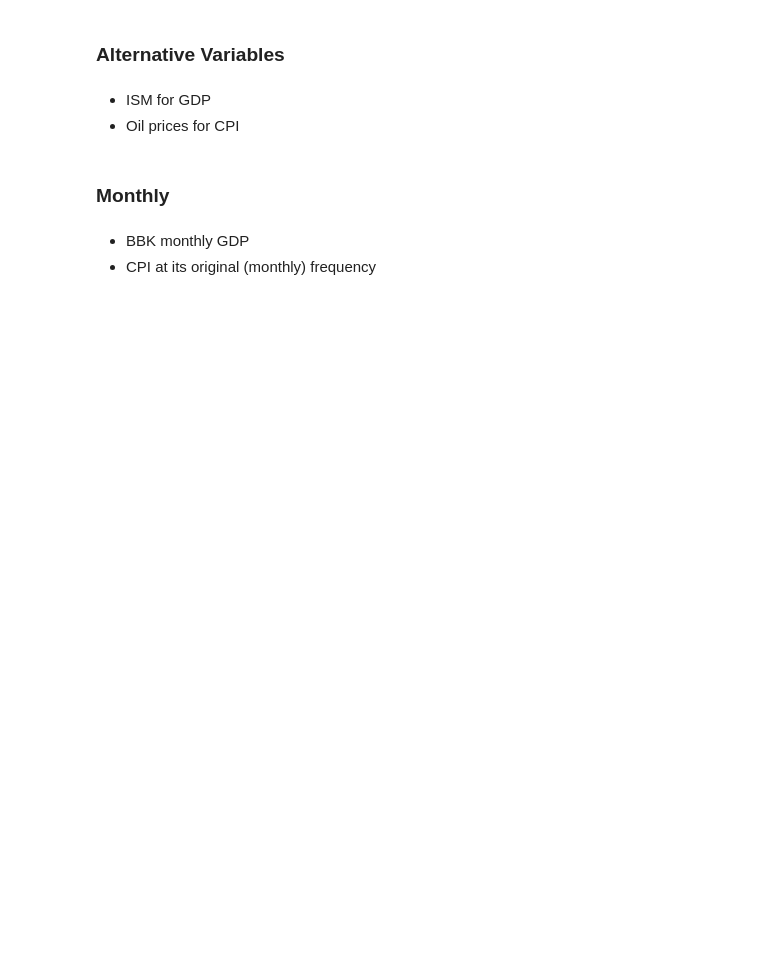
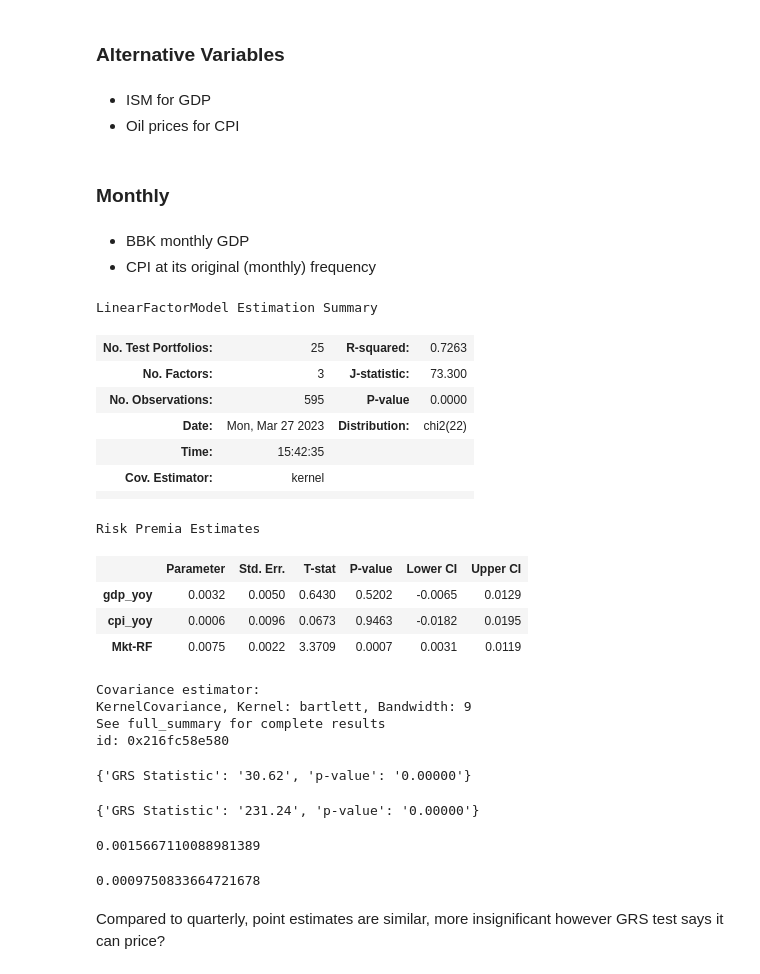
Before and after one commit to santoromano/Macro-Cross-Sectional-Analysis, a Jupyter notebook: empirics.ipynb, the cells around one changed output. Saved outputs shown, nothing was run; the diff lists cells and outputs as text; code cells hidden in the pictures; blank space fills up the shorter version.

```diff
--- a/empirics.ipynb
+++ b/empirics.ipynb
@@ -740,0 +530,80 @@ grs(gmm1,macro_factors)
+# %%
+def monthly_factor_models(test_assets, macro_factors):
+    '''
+    Runs all factor models on the given set of test assets.
+    Stores the model instances in a dictionary.
+    '''
+
+    model_results = {}
+
+    # Macro Factors
+    model1 = LinearFactorModel(test_assets, macro_factors.iloc[:,:2]).fit(cov_type='kernel')
+    model_results['macro'] = model1
+
+    # Macro Factors + Market
+    model2 = LinearFactorModel(test_assets, macro_factors.iloc[:,:]).fit(cov_type='kernel')
+    model_results['macro+mkt'] = model2
+
+    # FF3
+    model3 = TradedFactorModel(test_assets, ff3).fit(cov_type='kernel')
+    model_results['ff3'] = model3
+
+    # FF3 + Macro Factors
+    model4 = LinearFactorModel(test_assets, pd.concat([ff3, macro_factors.iloc[:,:2]], axis=1)).fit(cov_type='kernel')
+    model_results['ff3+macro'] = model4
+
+    # FF5
+    model5 = TradedFactorModel(test_assets, ff5).fit(cov_type='kernel')
+    model_results['ff5'] = model5
+
+    # FF5 + Momentum
+    model6 = TradedFactorModel(test_assets, ff5_mom).fit(cov_type='kernel')
+    model_results['ff5+mom'] = model6
+
+    # FF5 + Momentum + Macro Factors
+    model7 = LinearFactorModel(test_assets, pd.concat([ff5_mom, macro_factors.iloc[:,:2]], axis=1)).fit(cov_type='kernel')
+    model_results['ff5+macro'] = model7
+
+    return model_results
+# %%
+monthly_model = monthly_factor_models(size_book_assets_m, macro_factors_m)
+# %%
+monthly_model['macro+mkt']
+# %% [output]
+LinearFactorModel Estimation Summary
+| No. Test Portfolios: | 25 | R-squared: | 0.7263 |
+| No. Factors: | 3 | J-statistic: | 73.300 |
+| No. Observations: | 595 | P-value | 0.0000 |
+| Date: | Mon, Mar 27 2023 | Distribution: | chi2(22) |
+| Time: | 15:42:35 |  |  |
+| Cov. Estimator: | kernel |  |  |
+|  |  |  |  |
+Risk Premia Estimates
+|  | Parameter | Std. Err. | T-stat | P-value | Lower CI | Upper CI |
+| gdp_yoy | 0.0032 | 0.0050 | 0.6430 | 0.5202 | -0.0065 | 0.0129 |
+| cpi_yoy | 0.0006 | 0.0096 | 0.0673 | 0.9463 | -0.0182 | 0.0195 |
+| Mkt-RF | 0.0075 | 0.0022 | 3.3709 | 0.0007 | 0.0031 | 0.0119 |
+Covariance estimator:
+KernelCovariance, Kernel: bartlett, Bandwidth: 9
+See full_summary for complete results
+id: 0x216fc58e580
+# %%
+grs(monthly_model['macro+mkt'], macro_factors_m)
+# %% [output]
+{'GRS Statistic': '30.62', 'p-value': '0.00000'}
+# %%
+# FF3 for comparison
+ff3_model = TradedFactorModel(size_book_assets_m, ff3).fit(cov_type='kernel')
+grs(ff3_model,ff3)
+# %% [output]
+{'GRS Statistic': '231.24', 'p-value': '0.00000'}
+# %%
+abs(monthly_model['macro+mkt'].alphas).mean()
+# %% [output]
+0.0015667110088981389
+# %%
+abs(ff3_model.alphas).mean()
+# %% [output]
+0.0009750833664721678
+# %% [markdown]
+Compared to quarterly, point estimates are similar, more insignificant however GRS test says it can price?
```
Also changed, not shown: parts of 31 cells of this notebook.
